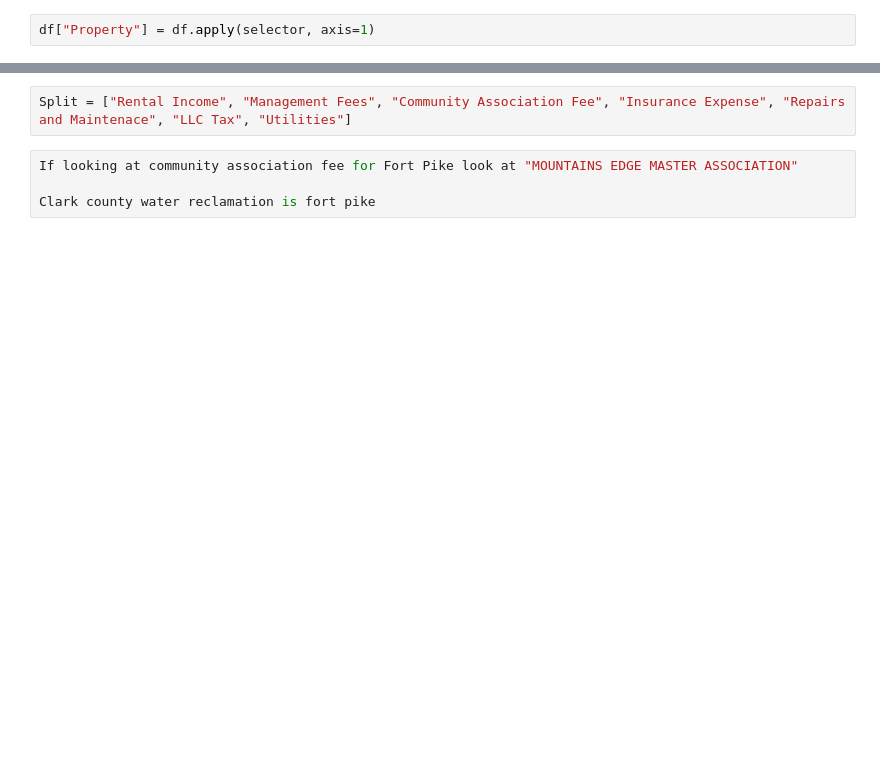
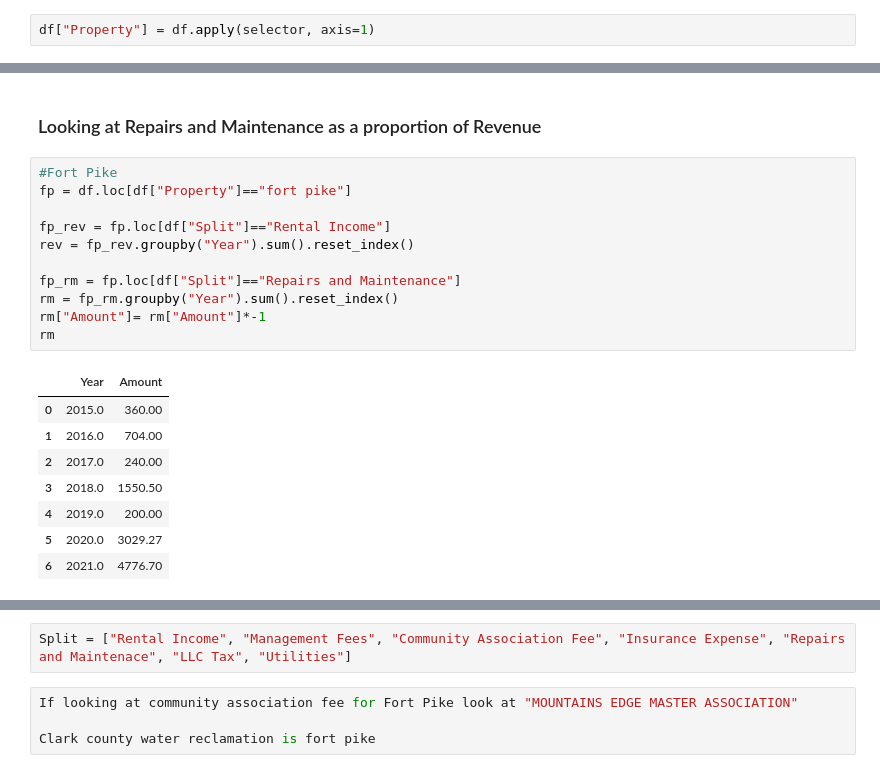
Before and after one commit to TysonTran/LV_Real_Estate, a Jupyter notebook: LV Real Estate Analysis.ipynb, the cells around one changed output, grey strips where cells are left out. Cells and saved outputs as stored; diff of their text form; blank space fills up the shorter version.

```diff
--- a/LV Real Estate Analysis.ipynb
+++ b/LV Real Estate Analysis.ipynb
@@ -75,0 +104,22 @@ df.drop(["Unnamed: 0", "Date", "Num", "Clr", "Balance"], axis=1, inplace=True)
+# %% [markdown]
+### Looking at Repairs and Maintenance as a proportion of Revenue
+# %%
+#Fort Pike
+fp = df.loc[df["Property"]=="fort pike"]
+
+fp_rev = fp.loc[df["Split"]=="Rental Income"]
+rev = fp_rev.groupby("Year").sum().reset_index()
+
+fp_rm = fp.loc[df["Split"]=="Repairs and Maintenance"]
+rm = fp_rm.groupby("Year").sum().reset_index()
+rm["Amount"]= rm["Amount"]*-1
+rm
+# %% [output]
+|  | Year | Amount |
+| 0 | 2015.0 | 360.00 |
+| 1 | 2016.0 | 704.00 |
+| 2 | 2017.0 | 240.00 |
+| 3 | 2018.0 | 1550.50 |
+| 4 | 2019.0 | 200.00 |
+| 5 | 2020.0 | 3029.27 |
+| 6 | 2021.0 | 4776.70 |
```
Also changed, not shown: parts of 16 cells of this notebook.
